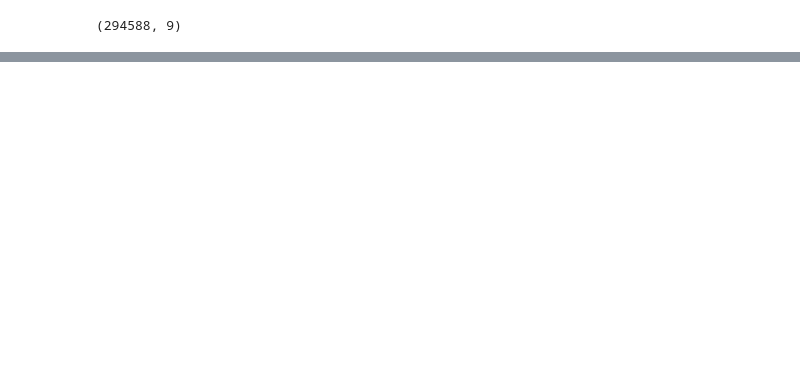
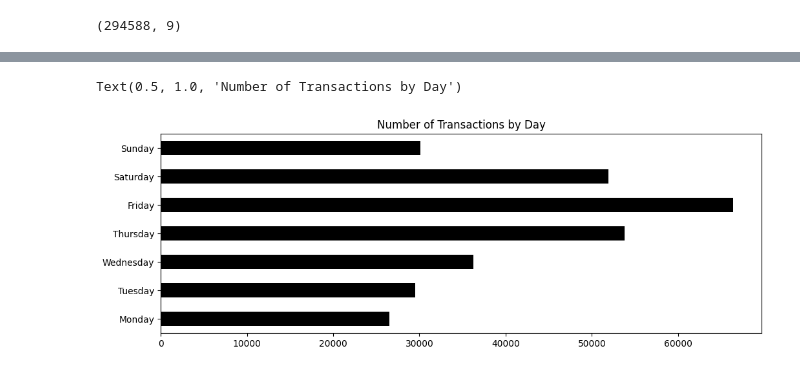
Before and after one commit to kefrankk/ML-fraud-detection, a Jupyter notebook: fraud_detection_model.ipynb, the cells around one changed output, grey strips where cells are left out. Drawn from its saved outputs; the diff is of its cells as text; code cells hidden in the pictures; blank space fills up the shorter version.

```diff
--- a/fraud_detection_model.ipynb
+++ b/fraud_detection_model.ipynb
@@ -62,0 +109,15 @@ credit_card.shape
+# %%
+credit_card['date'] = pd.to_datetime(credit_card['date'])
+
+
+credit_card['day_name'] = credit_card['date'].dt.day_name()
+transaction_counts = credit_card.groupby('day_name')['transaction_dollar_amount'].count()
+
+days_order = ['Monday', 'Tuesday', 'Wednesday', 'Thursday', 'Friday', 'Saturday', 'Sunday']
+transaction_counts = transaction_counts.reindex(days_order)
+
+transaction_counts.plot(kind='barh', figsize=(12, 4), color='black', ylabel='')
+plt.title('Number of Transactions by Day')
+# %% [output]
+Text(0.5, 1.0, 'Number of Transactions by Day')
+[figure, added]
```
Also changed, not shown: parts of 13 cells of this notebook.
